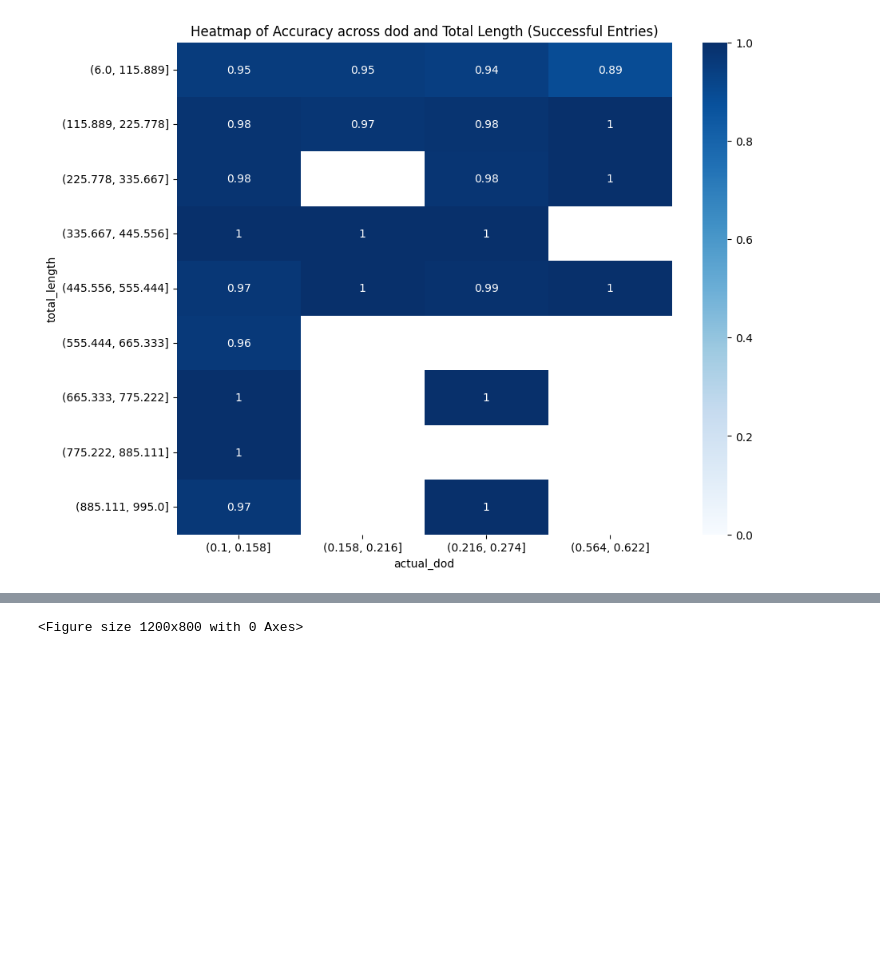
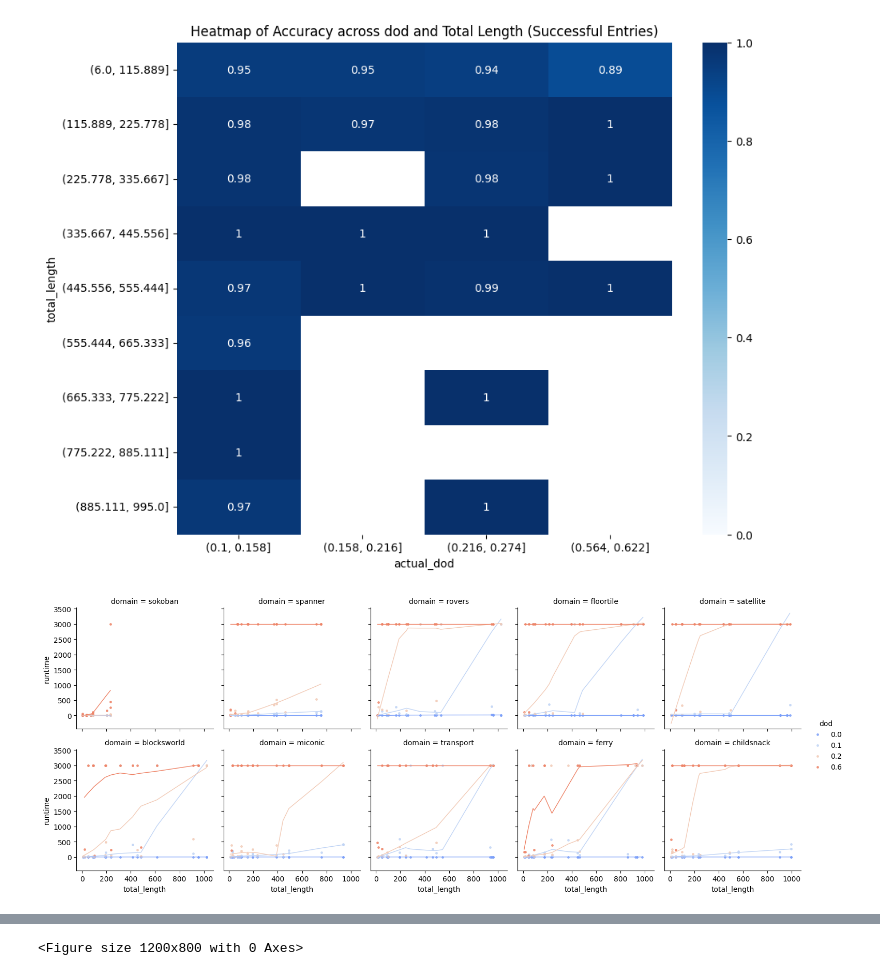
Before and after one commit to utop1an/polocm, a Jupyter notebook: src/plot_plan.ipynb, the cells around one changed output, grey strips where cells are left out. Saved outputs shown, nothing was run; the diff lists cells and outputs as text; code cells hidden in the pictures; blank space fills up the shorter version.

```diff
--- a/src/plot_plan.ipynb
+++ b/src/plot_plan.ipynb
@@ -72,3 +115,19 @@ plt.title('Heatmap of Accuracy across dod and Total Length (Successful Entries)'
 plt.show()
 # %% [output]
 [figure]
+# %%
+import seaborn as sns
+import matplotlib.pyplot as plt
+
+# Adjust the col_wrap to 5 to make 2 rows and 5 columns, and adjust the size of each plot
+sns.lmplot(
+    x="total_length", y="runtime",
+    hue="dod", col="domain",
+    data=df, col_wrap=5, aspect=1, height=3,
+    lowess=True, scatter_kws={'s':6}, line_kws={'lw':1}, palette='coolwarm'
+)
+
+# Show the plot
+plt.show()
+# %% [output]
+[figure, added]
```
Also changed, not shown: parts of 5 cells of this notebook, 1 other file.
